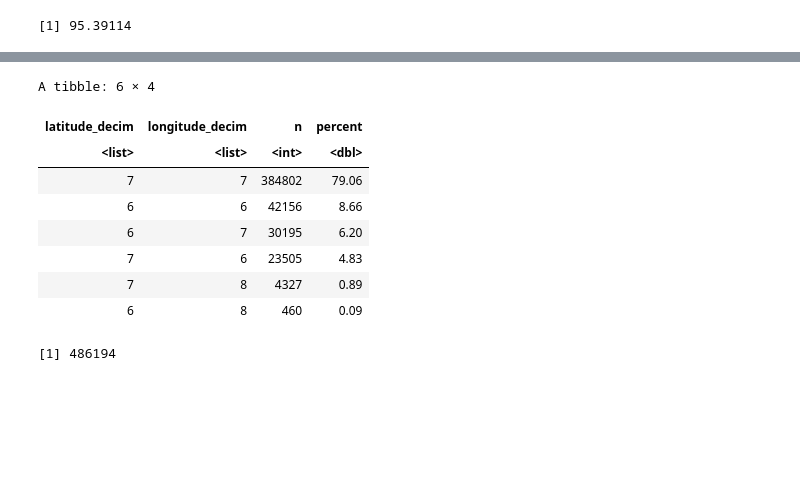
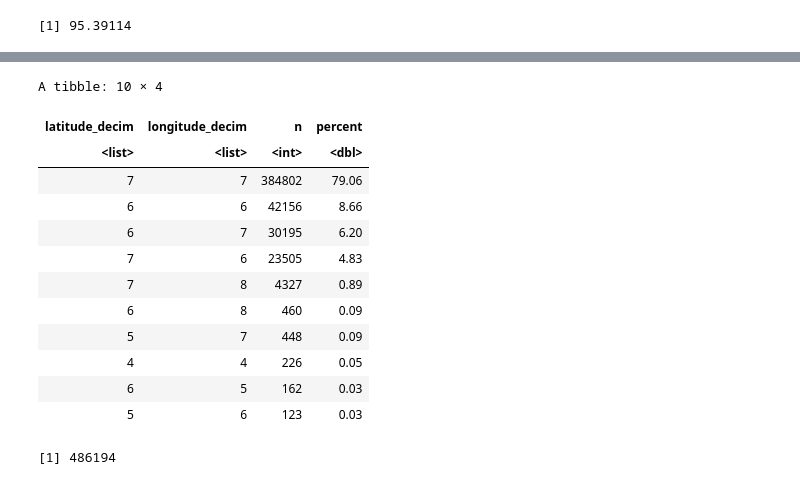
Before and after one commit to sdam-au/digital_epigraphy, a Jupyter notebook: scripts/1_data_hermeneutics_R_kernel.ipynb, the cells around one changed output, grey strips where cells are left out. Drawn from its saved outputs; the diff is of its cells as text; code cells hidden in the pictures; blank space fills up the shorter version.

```diff
--- a/scripts/1_data_hermeneutics_R_kernel.ipynb
+++ b/scripts/1_data_hermeneutics_R_kernel.ipynb
@@ -350,20 +405,24 @@ loc_prec_EDCS<- location_EDCS  %>%
 # %%
 loc_prec_EDCS  %>%
     filter(!is.na(latitude_decim) & !is.na(longitude_decim))  %>%
     count(latitude_decim, longitude_decim, sort = T) %>%
     mutate(percent = n/(sum(n)/100))  %>%
     mutate(percent = round(percent, 2))  %>%
-    head()
+    head(10)
 # %% [output]
-A tibble: 6 × 4
+A tibble: 10 × 4
 | latitude_decim | longitude_decim | n | percent |
 | <list> | <list> | <int> | <dbl> |
 | 7 | 7 | 384802 | 79.06 |
 | 6 | 6 | 42156 | 8.66 |
 | 6 | 7 | 30195 | 6.20 |
 | 7 | 6 | 23505 | 4.83 |
 | 7 | 8 | 4327 | 0.89 |
 | 6 | 8 | 460 | 0.09 |
+| 5 | 7 | 448 | 0.09 |
+| 4 | 4 | 226 | 0.05 |
+| 6 | 5 | 162 | 0.03 |
+| 5 | 6 | 123 | 0.03 |
 # %%
 # How many inscriptions from EDCS have both coordinates with at least four decimal points
 EDCS_above_4<- loc_prec_EDCS  %>%
```
Also changed, not shown: parts of 17 cells of this notebook, 1 other file.
